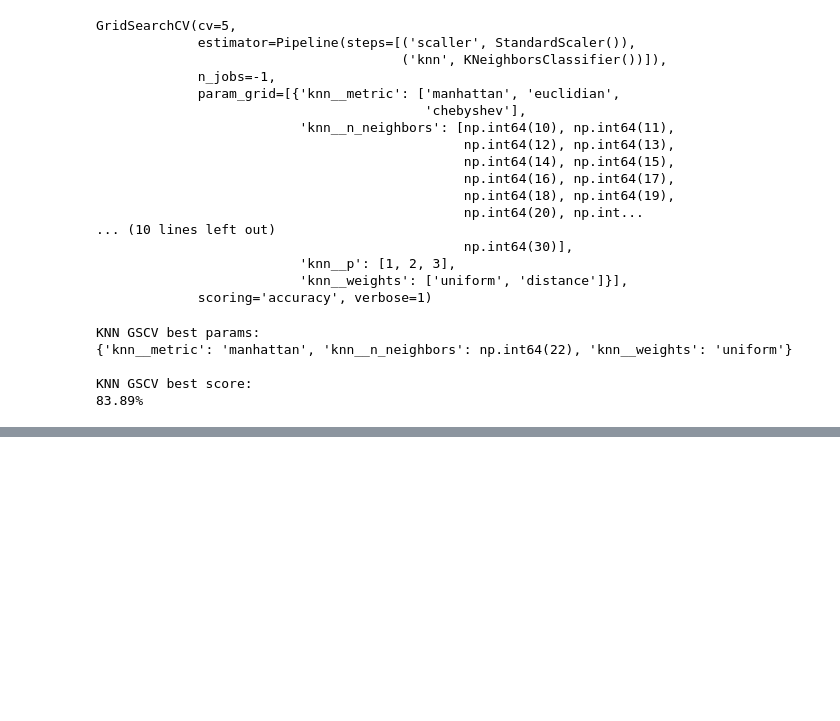
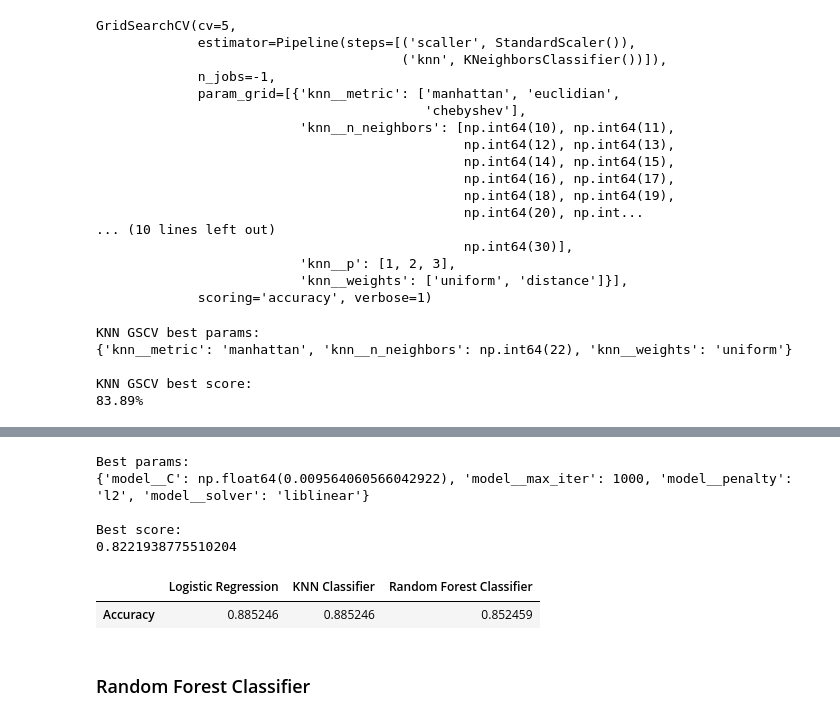
Before and after one commit to azharaul/ds-ml-learning-journey, a Jupyter notebook: projects/project-1-heart-disease-prediction/notebooks/end-to-end-heart-disease-classification.ipynb, the cells around one changed output, grey strips where cells are left out. Saved outputs shown, nothing was run; the diff lists cells and outputs as text; code cells hidden in the pictures; blank space fills up the shorter version.

```diff
--- a/projects/project-1-heart-disease-prediction/notebooks/end-to-end-heart-disease-classification.ipynb
+++ b/projects/project-1-heart-disease-prediction/notebooks/end-to-end-heart-disease-classification.ipynb
@@ -442,0 +508,21 @@ knn_gscv.score(X_test, y_test)
+# %%
+best_C = lr_rscv.best_params_['model__C']
+C_range = np.linspace(best_C * 0.1, best_C * 3, 15)
+
+lr_param_grid = {
+    'model__C': C_range,
+    'model__penalty': ['l2'],
+    'model__solver': ['liblinear'],
+    'model__max_iter': [1000, 2000]
+}
+
+lr_gscv = GridSearchCV(
+    lr_pipeline,
+    lr_param_grid,
+    cv=5,
+    scoring='accuracy',
+    n_jobs=-1,
+    verbose=1
+)
+
+lr_gscv.fit(X_train, y_train)
@@ -442,0 +543,17 @@ knn_gscv.score(X_test, y_test)
+# %%
+print(f'Best params:\n{lr_gscv.best_params_}\n')
+print(f'Best score:\n{lr_gscv.best_score_}')
+# %% [output]
+Best params:
+{'model__C': np.float64(0.009564060566042922), 'model__max_iter': 1000, 'model__penalty': 'l2', 'model__solver': 'liblinear'}
+
+Best score:
+0.8221938775510204
+# %%
+model_scores_df['Logistic Regression'] = lr_gscv.score(X_test, y_test)
+model_scores_df
+# %% [output]
+|  | Logistic Regression | KNN Classifier | Random Forest Classifier |
+| Accuracy | 0.885246 | 0.885246 | 0.852459 |
+# %% [markdown]
+### Random Forest Classifier
```
Also changed, not shown: parts of 16 cells of this notebook.
